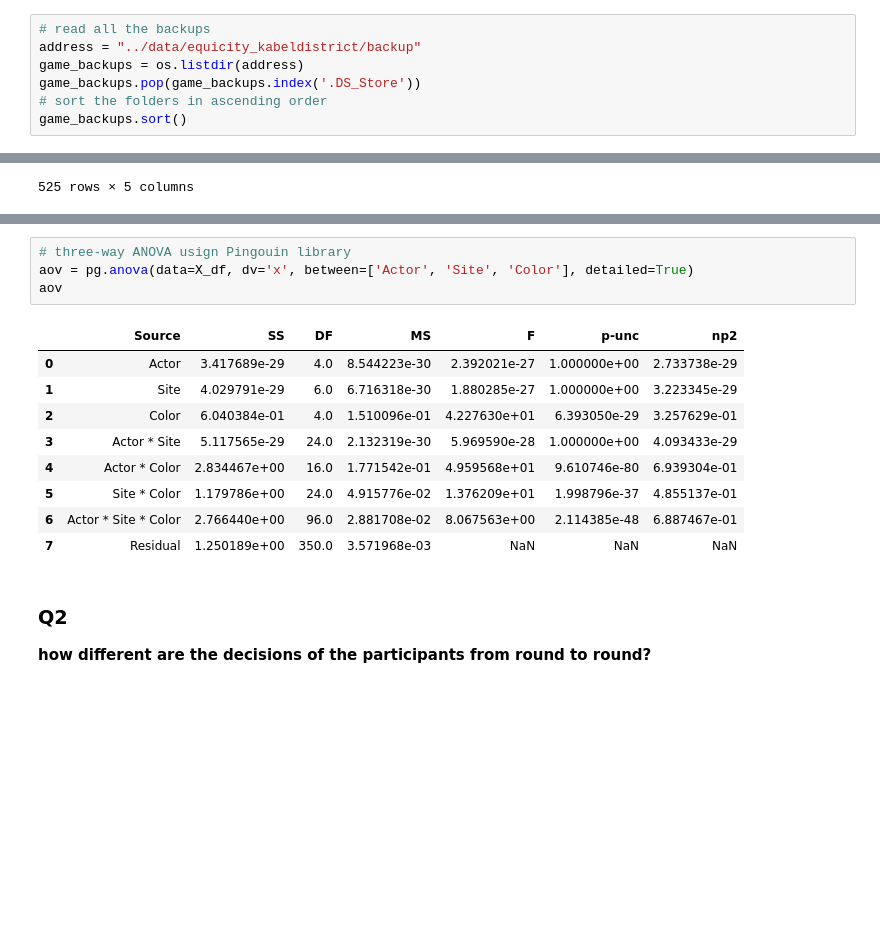
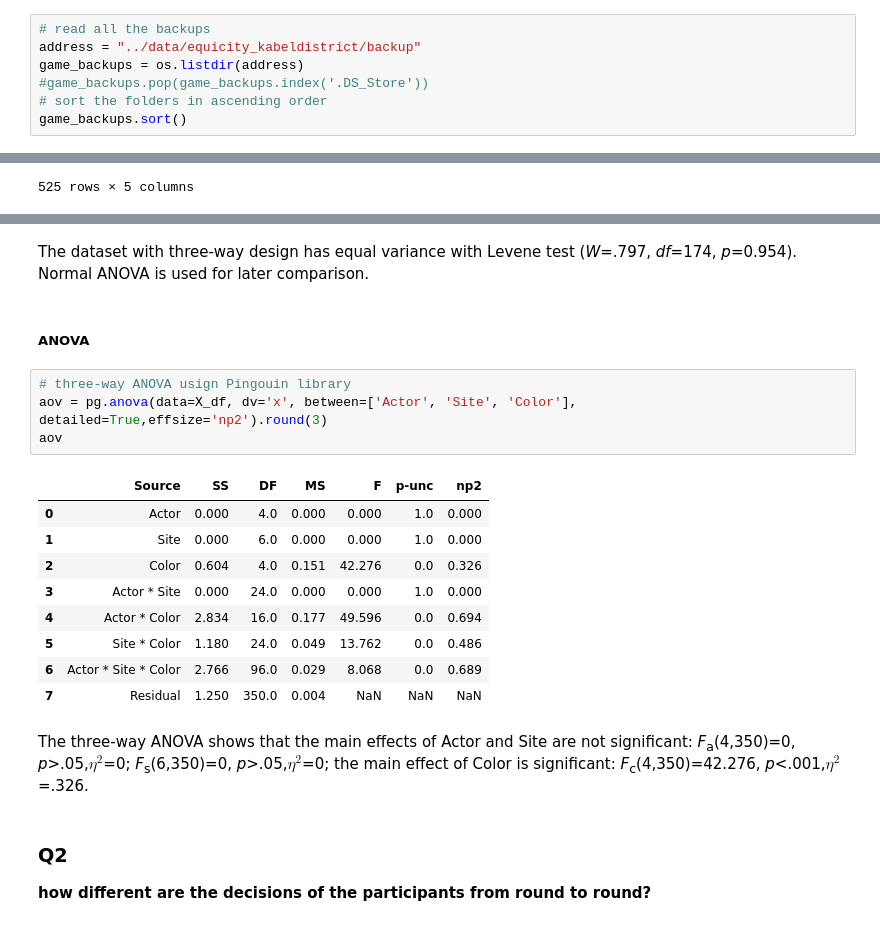
Before and after one commit to shervinazadi/EquiCity_Data, a Jupyter notebook: notebooks/ECG_PP_14_Explore_Data.ipynb, the cells around one changed output, grey strips where cells are left out. Cells and saved outputs as stored; diff of their text form; blank space fills up the shorter version.

```diff
--- a/notebooks/ECG_PP_14_Explore_Data.ipynb
+++ b/notebooks/ECG_PP_14_Explore_Data.ipynb
@@ -15,6 +19,6 @@ from scipy.stats import f_oneway
 # read all the backups
 address = "../data/equicity_kabeldistrict/backup"
 game_backups = os.listdir(address)
-game_backups.pop(game_backups.index('.DS_Store'))
+#game_backups.pop(game_backups.index('.DS_Store'))
 # sort the folders in ascending order
 game_backups.sort()
@@ -211,17 +282,23 @@ X_df
+# %% [markdown]
+The dataset with three-way design has equal variance with Levene test (*W*=.797, *df*=174, *p*=0.954). Normal ANOVA is used for later comparison.
+# %% [markdown]
+##### ANOVA
 # %%
 # three-way ANOVA usign Pingouin library
-aov = pg.anova(data=X_df, dv='x', between=['Actor', 'Site', 'Color'], detailed=True)
+aov = pg.anova(data=X_df, dv='x', between=['Actor', 'Site', 'Color'], detailed=True,effsize='np2').round(3)
 aov
 # %% [output]
 |  | Source | SS | DF | MS | F | p-unc | np2 |
-| 0 | Actor | 3.417689e-29 | 4.0 | 8.544223e-30 | 2.392021e-27 | 1.000000e+00 | 2.733738e-29 |
-| 1 | Site | 4.029791e-29 | 6.0 | 6.716318e-30 | 1.880285e-27 | 1.000000e+00 | 3.223345e-29 |
-| 2 | Color | 6.040384e-01 | 4.0 | 1.510096e-01 | 4.227630e+01 | 6.393050e-29 | 3.257629e-01 |
-| 3 | Actor * Site | 5.117565e-29 | 24.0 | 2.132319e-30 | 5.969590e-28 | 1.000000e+00 | 4.093433e-29 |
-| 4 | Actor * Color | 2.834467e+00 | 16.0 | 1.771542e-01 | 4.959568e+01 | 9.610746e-80 | 6.939304e-01 |
-| 5 | Site * Color | 1.179786e+00 | 24.0 | 4.915776e-02 | 1.376209e+01 | 1.998796e-37 | 4.855137e-01 |
-| 6 | Actor * Site * Color | 2.766440e+00 | 96.0 | 2.881708e-02 | 8.067563e+00 | 2.114385e-48 | 6.887467e-01 |
-| 7 | Residual | 1.250189e+00 | 350.0 | 3.571968e-03 | NaN | NaN | NaN |
+| 0 | Actor | 0.000 | 4.0 | 0.000 | 0.000 | 1.0 | 0.000 |
+| 1 | Site | 0.000 | 6.0 | 0.000 | 0.000 | 1.0 | 0.000 |
+| 2 | Color | 0.604 | 4.0 | 0.151 | 42.276 | 0.0 | 0.326 |
+| 3 | Actor * Site | 0.000 | 24.0 | 0.000 | 0.000 | 1.0 | 0.000 |
+| 4 | Actor * Color | 2.834 | 16.0 | 0.177 | 49.596 | 0.0 | 0.694 |
+| 5 | Site * Color | 1.180 | 24.0 | 0.049 | 13.762 | 0.0 | 0.486 |
+| 6 | Actor * Site * Color | 2.766 | 96.0 | 0.029 | 8.068 | 0.0 | 0.689 |
+| 7 | Residual | 1.250 | 350.0 | 0.004 | NaN | NaN | NaN |
+# %% [markdown]
+The three-way ANOVA shows that the main effects of Actor and Site are not significant: *F*<sub>a</sub>(4,350)=0, *p*>.05,$\eta^2$=0; *F*<sub>s</sub>(6,350)=0, *p*>.05,$\eta^2$=0; the main effect of Color is significant: *F*<sub>c</sub>(4,350)=42.276, *p*<.001,$\eta^2$=.326.
 # %% [markdown]
 ### Q2
 **how different are the  decisions of the participants from round to round?**
```
Also changed, not shown: parts of 9 cells of this notebook.
